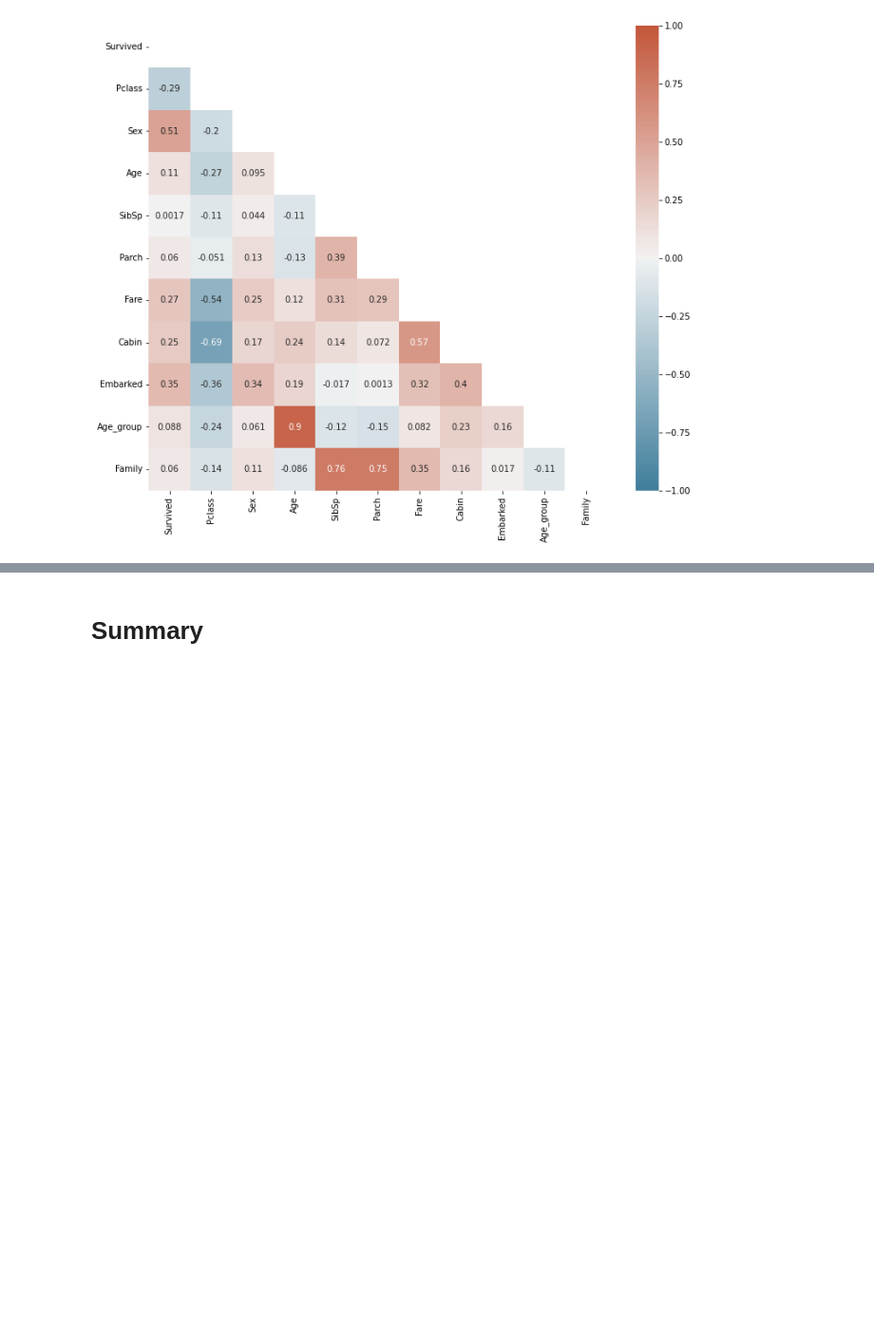
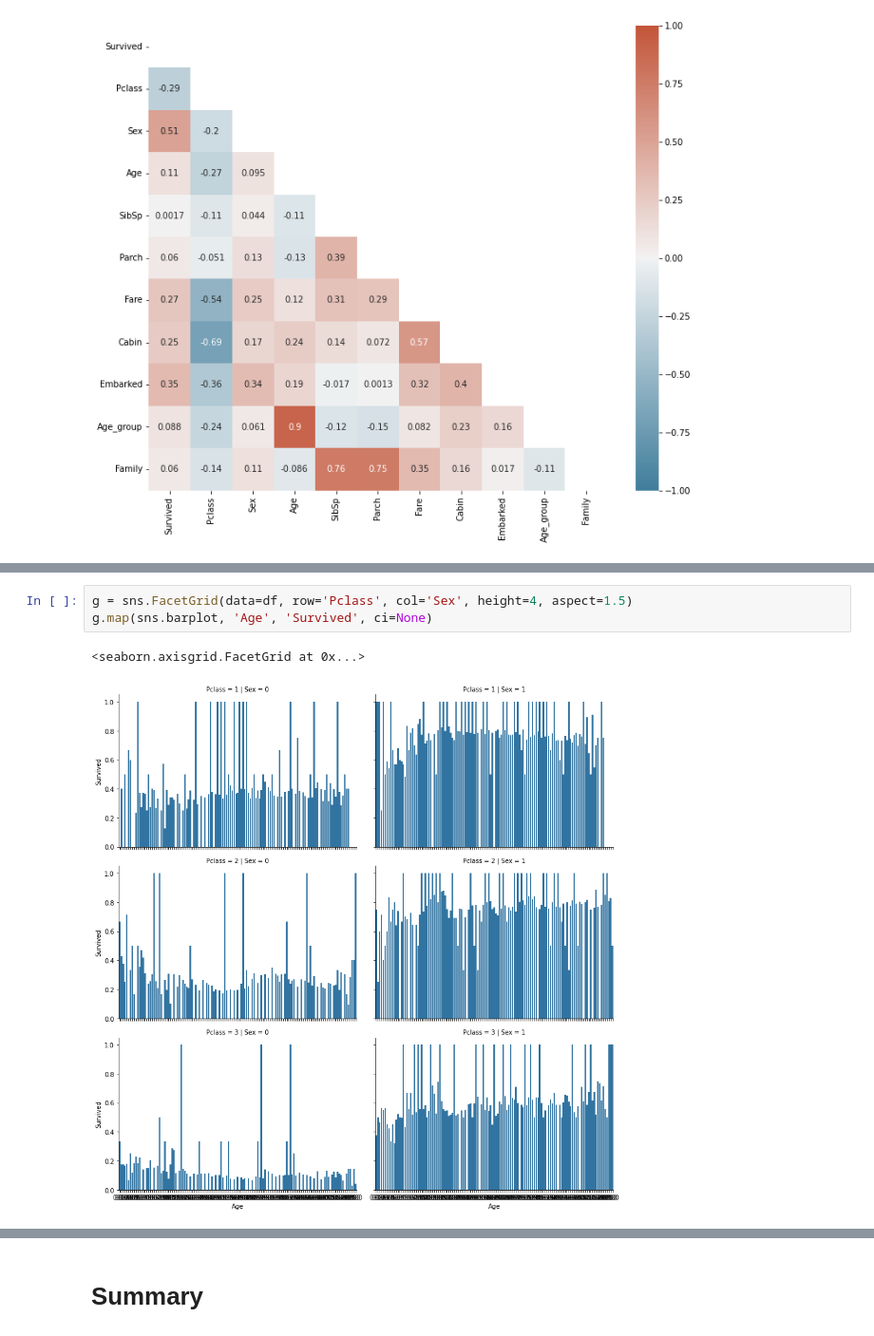
Before and after one commit to Sekai-no-uragawa/2_Descriptive-Statistics-and-Data-Exploration, a Jupyter notebook: eda.ipynb, the cells around one changed output, grey strips where cells are left out. Shown at 95% size. Drawn from its saved outputs; the diff is of its cells as text; blank space fills up the shorter version.

```diff
--- a/eda.ipynb
+++ b/eda.ipynb
@@ -476,0 +485,6 @@ sns.heatmap(data=corr, annot=True, vmin=-1, vmax=1, mask=mask, cmap=cmap)
+# %%
+g = sns.FacetGrid(data=df, row='Pclass', col='Sex', height=4, aspect=1.5)
+g.map(sns.barplot, 'Age', 'Survived', ci=None)
+# %% [output]
+<seaborn.axisgrid.FacetGrid at 0x...>
+[figure, added]
```
Also changed, not shown: parts of 7 cells of this notebook.
